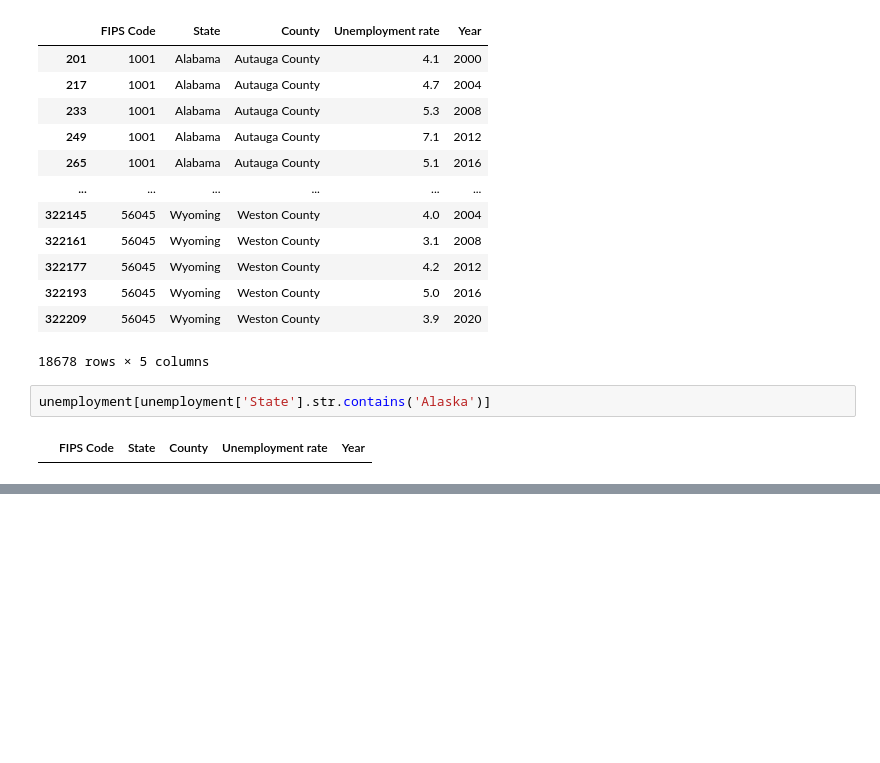
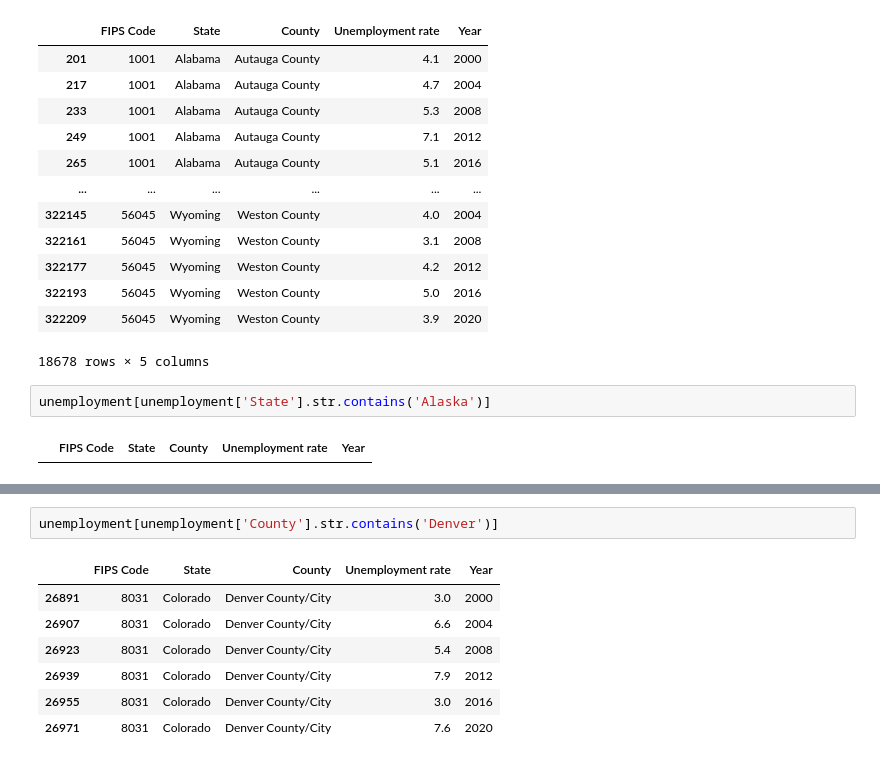
Before and after one commit to matthewcavanaugh96/us-presidential-elections-by-county, a Jupyter notebook: sources/Unemployment.ipynb, the cells around one changed output, grey strips where cells are left out. Drawn from its saved outputs; the diff is of its cells as text; blank space fills up the shorter version.

```diff
--- a/sources/Unemployment.ipynb
+++ b/sources/Unemployment.ipynb
@@ -341,0 +353,10 @@ NameError: name 'population' is not defined
+# %%
+unemployment[unemployment['County'].str.contains('Denver')]
+# %% [output]
+|  | FIPS Code | State | County | Unemployment rate | Year |
+| 26891 | 8031 | Colorado | Denver County/City | 3.0 | 2000 |
+| 26907 | 8031 | Colorado | Denver County/City | 6.6 | 2004 |
+| 26923 | 8031 | Colorado | Denver County/City | 5.4 | 2008 |
+| 26939 | 8031 | Colorado | Denver County/City | 7.9 | 2012 |
+| 26955 | 8031 | Colorado | Denver County/City | 3.0 | 2016 |
+| 26971 | 8031 | Colorado | Denver County/City | 7.6 | 2020 |
```
Also changed, not shown: parts of 15 cells of this notebook, 3 other files.
